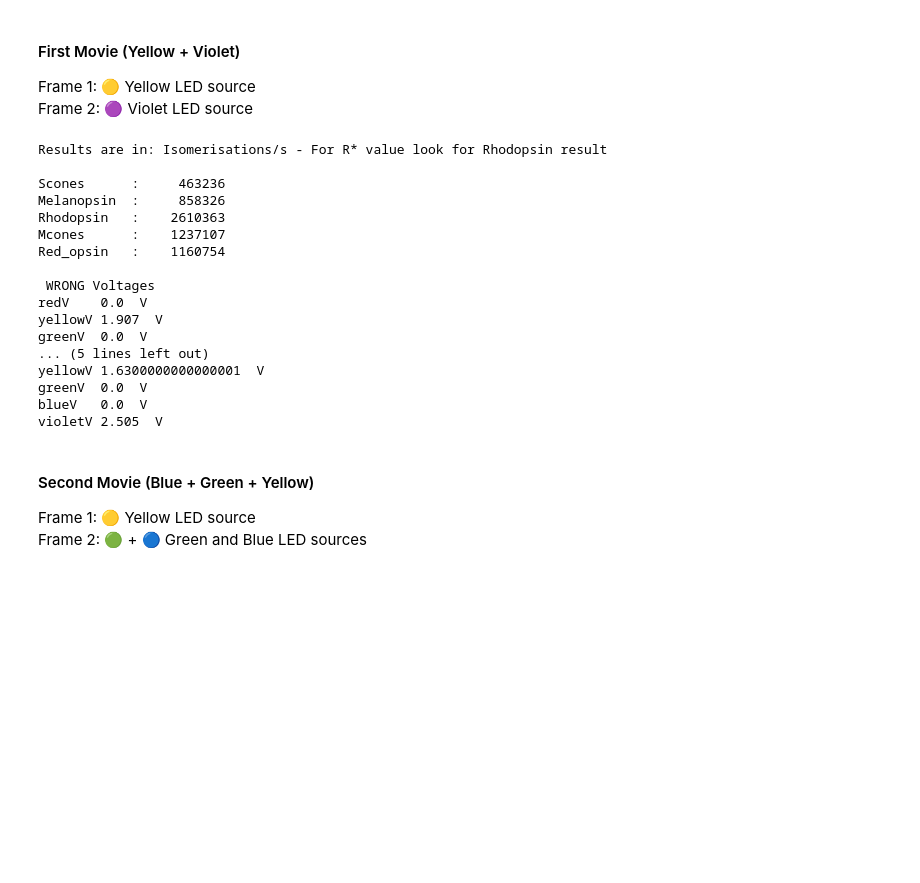
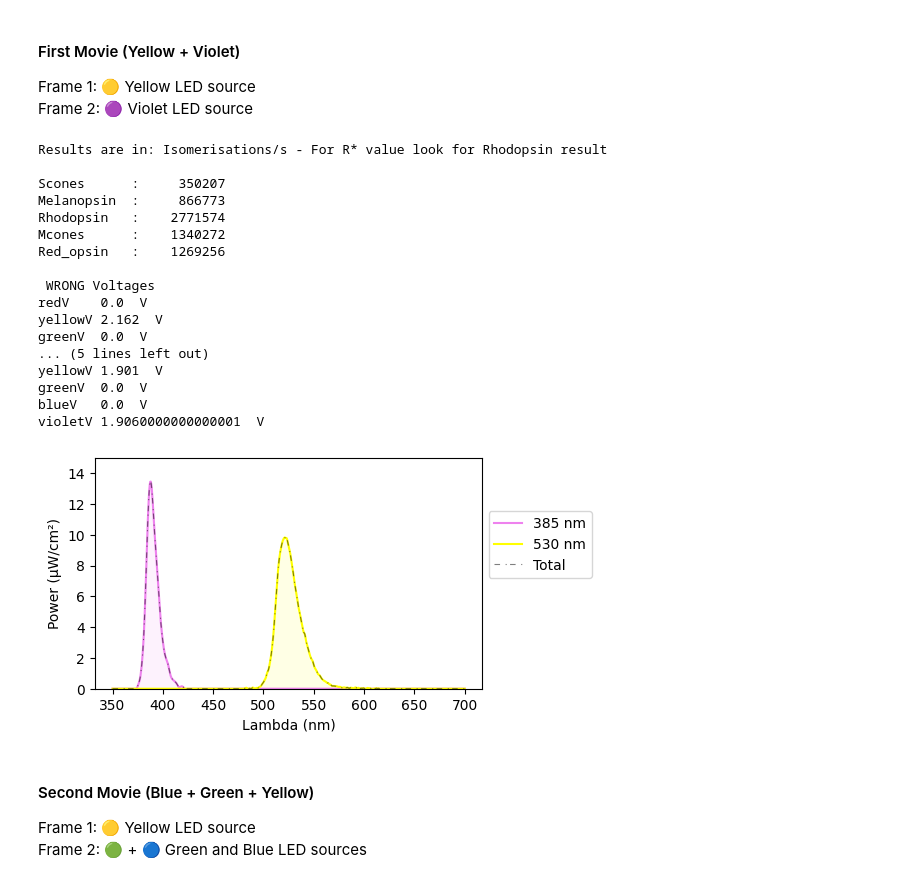
Before and after one commit to FilippoCastellani/photoreceptor_isomerisation, a Jupyter notebook: Calculate_Isomerizations_For_Movies.ipynb, the cells around one changed output. Cells and saved outputs as stored; diff of their text form; code cells hidden in the pictures; blank space fills up the shorter version.

```diff
--- a/Calculate_Isomerizations_For_Movies.ipynb
+++ b/Calculate_Isomerizations_For_Movies.ipynb
@@ -506,12 +494,13 @@ violetV 1.907  V
 # %%
 # First movie Violet frame
 # ----------------------------------------
-violet = 0.5 #53970030448
+violet = 0.378 #0.5 #53970030448
 blue   = 0
 green = 0
-yellow = 0.5 #175
+yellow = 0.557 #0.5 #0.175
 red    = 0
 
+First_Movie_Vframe_color_settings = [violet,blue,green,yellow,red]
 
 First_Movie_Vframe_light = LEDs[0]*violet + LEDs[1]*blue + LEDs[2]*green + LEDs[3]*yellow + LEDs[4]*red
 
@@ -523,41 +512,44 @@ First_Movie_Vframe_light = (violet*LEDs[0]+blue*LEDs[1]+green*LEDs[2]+yellow*LED
 First_Movie_ISO_result = IlluminanceFactor(First_Movie_Vframe_light,Opsins,x)
 
 print('Results are in: Isomerisations/s - For R* value look for Rhodopsin result\n')
 Write_fancy(First_Movie_ISO_result,F=0)
 
 #Print voltages
 print('\n WRONG Voltages')
 print('redV   ',find_V(red,'r', newVcurves, Vnew),' V')
 print('yellowV',find_V(yellow,'r', newVcurves, Vnew),' V')
 print('greenV ',find_V(green,'r', newVcurves, Vnew),' V')
 print('blueV  ',find_V(blue,'r', newVcurves, Vnew),' V')
 print('violetV',find_V(violet,'r', newVcurves, Vnew),' V')
 
 #Print voltages
 print('\n Right Voltages')
 print('redV   ',find_V(red,'r', newVcurves, Vnew),' V')
 print('yellowV',find_V(yellow,'y', newVcurves, Vnew),' V')
 print('greenV ',find_V(green,'g', newVcurves, Vnew),' V')
 print('blueV  ',find_V(blue,'b', newVcurves, Vnew),' V')
 print('violetV',find_V(violet,'v', newVcurves, Vnew),' V')
+
+plot_spectrum(LEDs, x, First_Movie_Vframe_color_settings, ylim = [0,15])
 # %% [output]
 Results are in: Isomerisations/s - For R* value look for Rhodopsin result
 
-Scones      :     463236
-Melanopsin  :     858326
-Rhodopsin   :    2610363
-Mcones      :    1237107
-Red_opsin   :    1160754
+Scones      :     350207
+Melanopsin  :     866773
+Rhodopsin   :    2771574
+Mcones      :    1340272
+Red_opsin   :    1269256
 
  WRONG Voltages
 redV    0.0  V
-yellowV 1.907  V
+yellowV 2.162  V
 greenV  0.0  V
 ... (5 lines left out)
-yellowV 1.6300000000000001  V
+yellowV 1.901  V
 greenV  0.0  V
 blueV   0.0  V
-violetV 2.505  V
+violetV 1.9060000000000001  V
+[figure, added]
 # %% [markdown]
 #### Second Movie (Blue + Green + Yellow)
 
```
Also changed, not shown: parts of 7 cells of this notebook, 1 other file.
